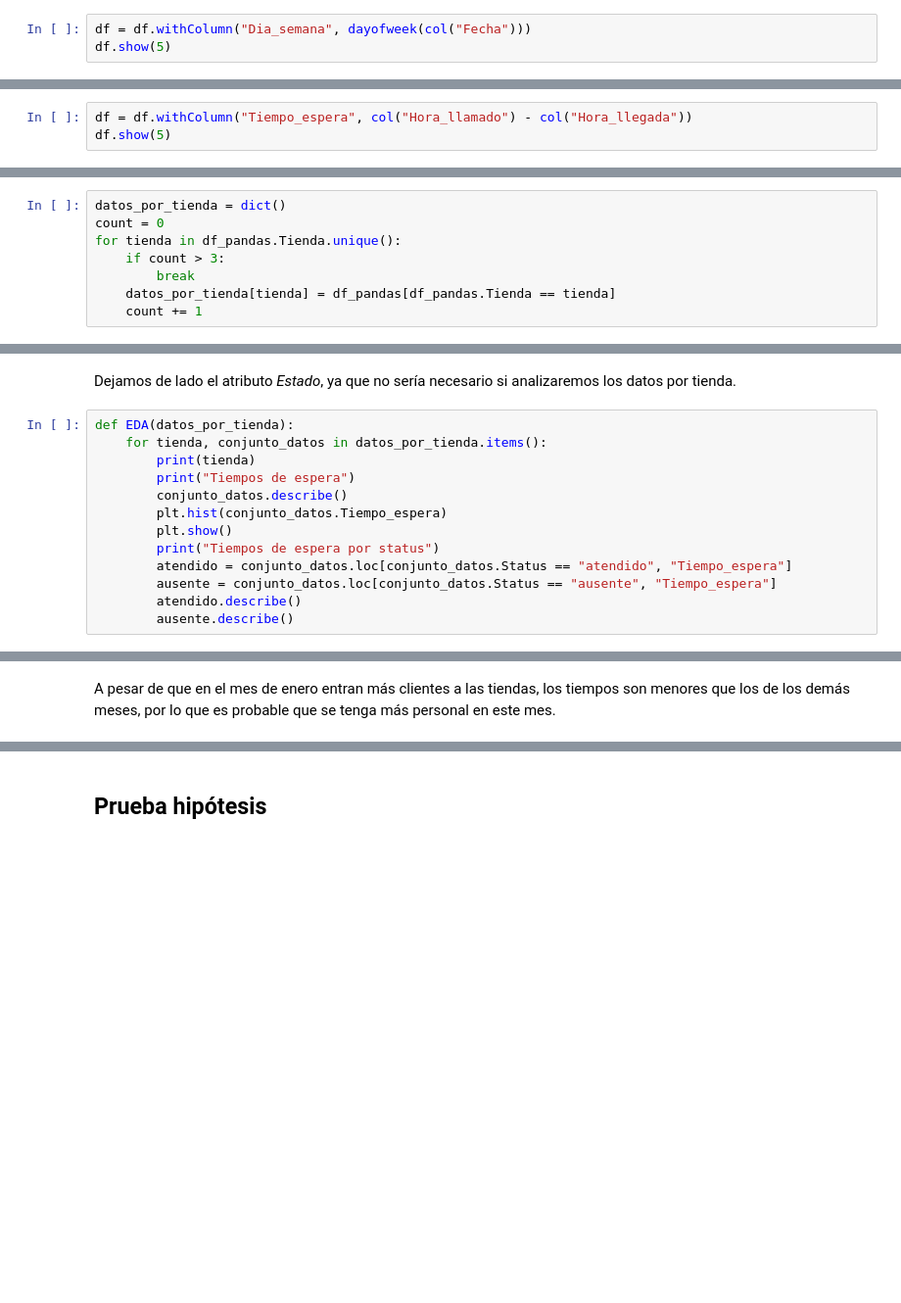
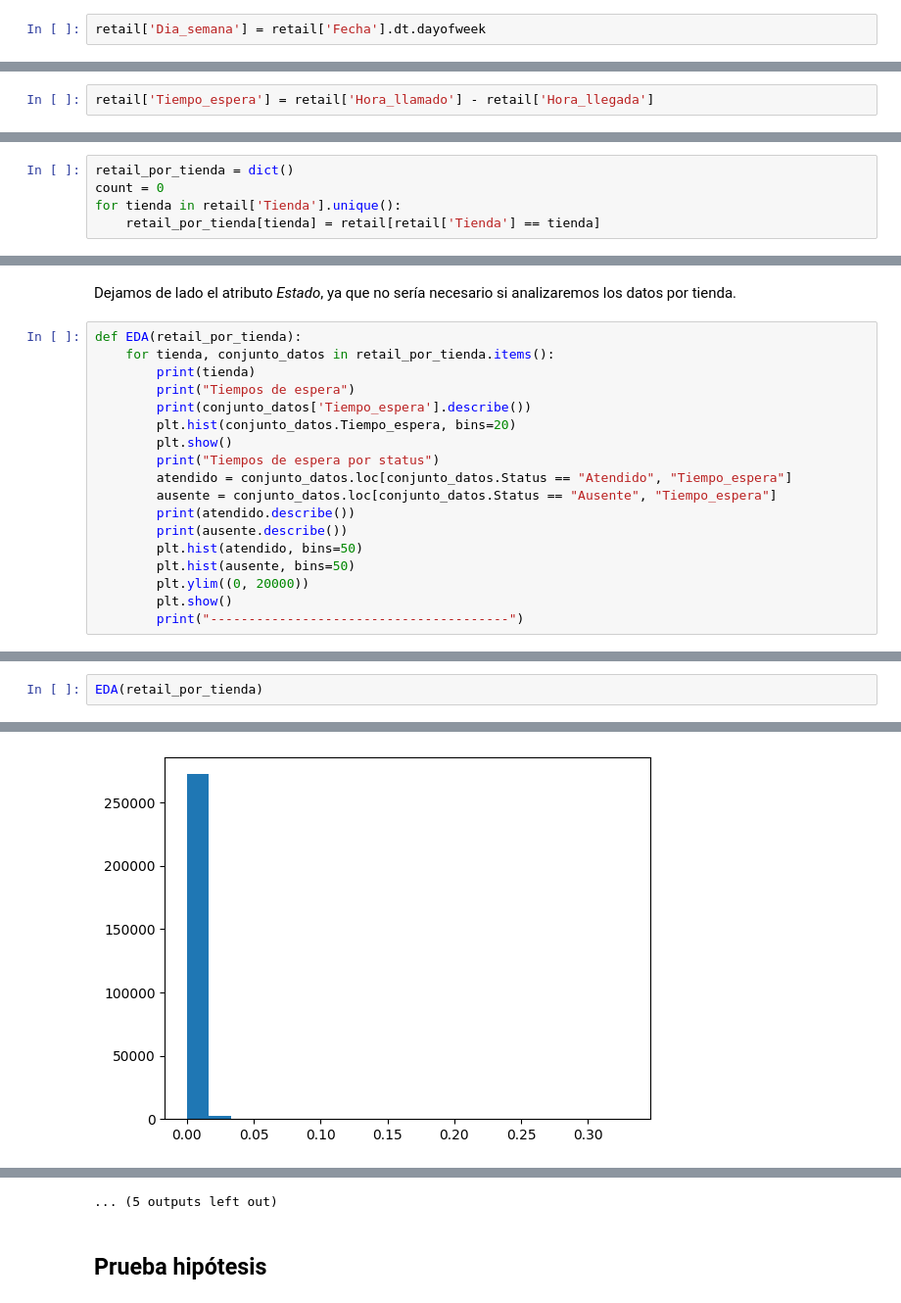
Before and after one commit to TheMexicanTarzan/Reto-COPPEL, a Jupyter notebook: Análisis_COPPEL.ipynb, the cells around one changed output, grey strips where cells are left out. Shown at 98% size. Saved outputs shown, nothing was run; the diff lists cells and outputs as text; blank space fills up the shorter version.

```diff
--- a/Análisis_COPPEL.ipynb
+++ b/Análisis_COPPEL.ipynb
@@ -321,3 +232,2 @@ df.select(col("Dia")).distinct().orderBy(col("Dia")).show(31)
 # %%
-df = df.withColumn("Dia_semana", dayofweek(col("Fecha")))
-df.show(5)
+retail['Dia_semana'] = retail['Fecha'].dt.dayofweek
@@ -349,5 +244,4 @@ df.select(col("Dia_semana")).distinct().orderBy(col("Dia_semana")).show()
 # %% [markdown]
 Creemos una nueva columna que sea la diferencia de los atributos *Hora_llamado* y *Hora_llegada* para su posterior análisis.
 # %%
-df = df.withColumn("Tiempo_espera", col("Hora_llamado") - col("Hora_llegada"))
-df.show(5)
+retail['Tiempo_espera'] = retail['Hora_llamado'] - retail['Hora_llegada']
@@ -371,8 +261,5 @@ ConnectionRefusedError: [WinError 10061] No se puede establecer una conexión ya
 # %%
-datos_por_tienda = dict()
+retail_por_tienda = dict()
 count = 0
-for tienda in df_pandas.Tienda.unique():
-    if count > 3:
-        break
-    datos_por_tienda[tienda] = df_pandas[df_pandas.Tienda == tienda]
-    count += 1
+for tienda in retail['Tienda'].unique():
+    retail_por_tienda[tienda] = retail[retail['Tienda'] == tienda]
@@ -381,15 +266,20 @@ AttributeError: 'DataFrame' object has no attribute 'Tienda'
 # %% [markdown]
 Dejamos de lado el atributo *Estado*, ya que no sería necesario si analizaremos los datos por tienda.
 # %%
-def EDA(datos_por_tienda):
-    for tienda, conjunto_datos in datos_por_tienda.items():
+def EDA(retail_por_tienda):
+    for tienda, conjunto_datos in retail_por_tienda.items():
         print(tienda)
         print("Tiempos de espera")
-        conjunto_datos.describe()
-        plt.hist(conjunto_datos.Tiempo_espera)
+        print(conjunto_datos['Tiempo_espera'].describe())
+        plt.hist(conjunto_datos.Tiempo_espera, bins=20)
         plt.show()
         print("Tiempos de espera por status")
-        atendido = conjunto_datos.loc[conjunto_datos.Status == "atendido", "Tiempo_espera"]
-        ausente = conjunto_datos.loc[conjunto_datos.Status == "ausente", "Tiempo_espera"]
-        atendido.describe()
-        ausente.describe()
+        atendido = conjunto_datos.loc[conjunto_datos.Status == "Atendido", "Tiempo_espera"]
+        ausente = conjunto_datos.loc[conjunto_datos.Status == "Ausente", "Tiempo_espera"]
+        print(atendido.describe())
+        print(ausente.describe())
+        plt.hist(atendido, bins=50)
+        plt.hist(ausente, bins=50)
+        plt.ylim((0, 20000))
+        plt.show()
+        print("---------------------------------------")
@@ -507,2 +286,3 @@ plt.show()
-# %% [markdown]
-A pesar de que en el mes de enero entran más clientes a las tiendas, los tiempos son menores que los de los demás meses, por lo que es probable que se tenga más personal en este mes.
+# %%
+EDA(retail_por_tienda)
+# %% [output]
@@ -508,0 +300 @@ A pesar de que en el mes de enero entran más clientes a las tiendas, los tiempo
+[figure, added]
@@ -509,3 +387,4 @@ A pesar de que en el mes de enero entran más clientes a las tiendas, los tiempo
+... (5 outputs left out)
 # %% [markdown]
 ## Prueba hipótesis
 # %% [markdown]
```
Also changed, not shown: parts of 83 cells of this notebook.
